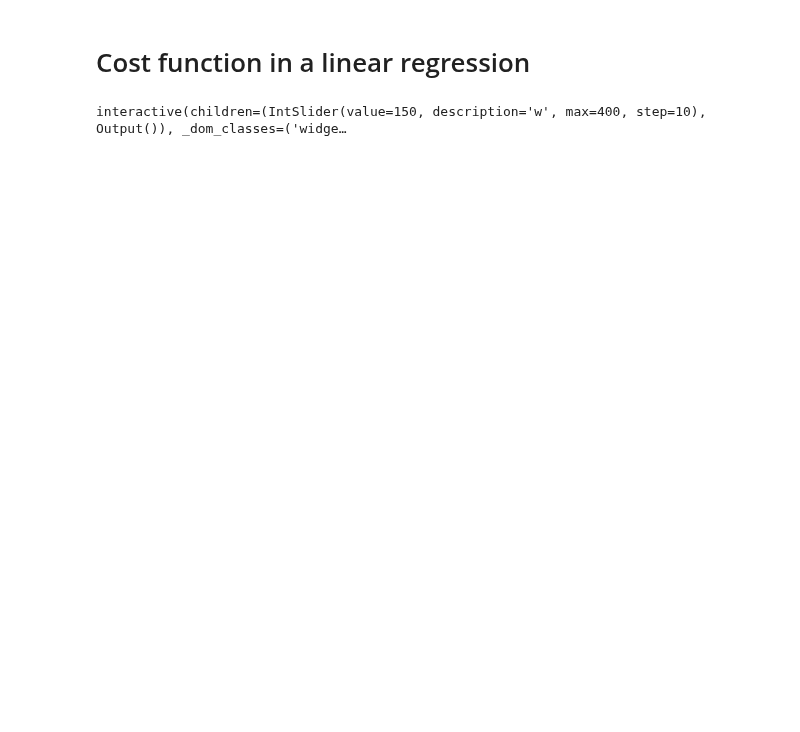
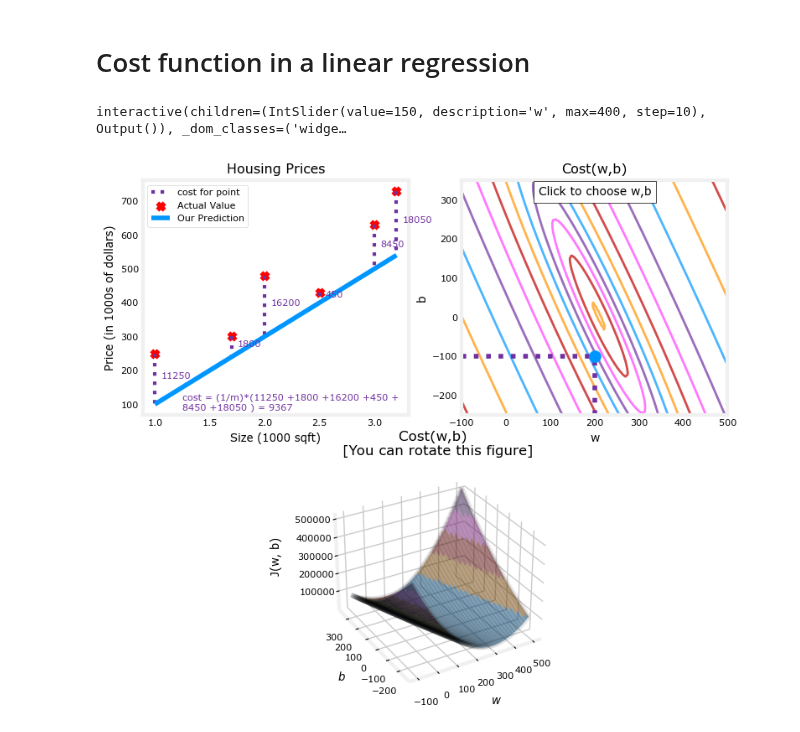
Before and after one commit to amansingh202/python_learning, a Jupyter notebook: ML_week1_lab04.ipynb, the cells around one changed output. Drawn from its saved outputs; the diff is of its cells as text; code cells hidden in the pictures; blank space fills up the shorter version.

Commit message:
plot for cost function to reduce J(w,b)

```diff
--- a/ML_week1_lab04.ipynb
+++ b/ML_week1_lab04.ipynb
@@ -29,3 +29,13 @@ def compute_cost(x,y,w,b):
 plt_intuition(x_train, y_train)
 # %% [output]
 interactive(children=(IntSlider(value=150, description='w', max=400, step=10), Output()), _dom_classes=('widge…
+# %%
+#Larger data set for 3D Cost function Visualization
+x_train = np.array([1,1.7,2,2.5,3,3.2])
+y_train = np.array([250,300,480,430,630,730])
+# %%
+plt.close('all')
+fig, ax, dyn_items = plt_stationary(x_train, y_train)
+updater = plt_update_onclick(fig, ax, x_train, y_train, dyn_items)
+# %% [output]
+[figure, added]
```
Also changed, not shown: parts of 1 cell of this notebook.
